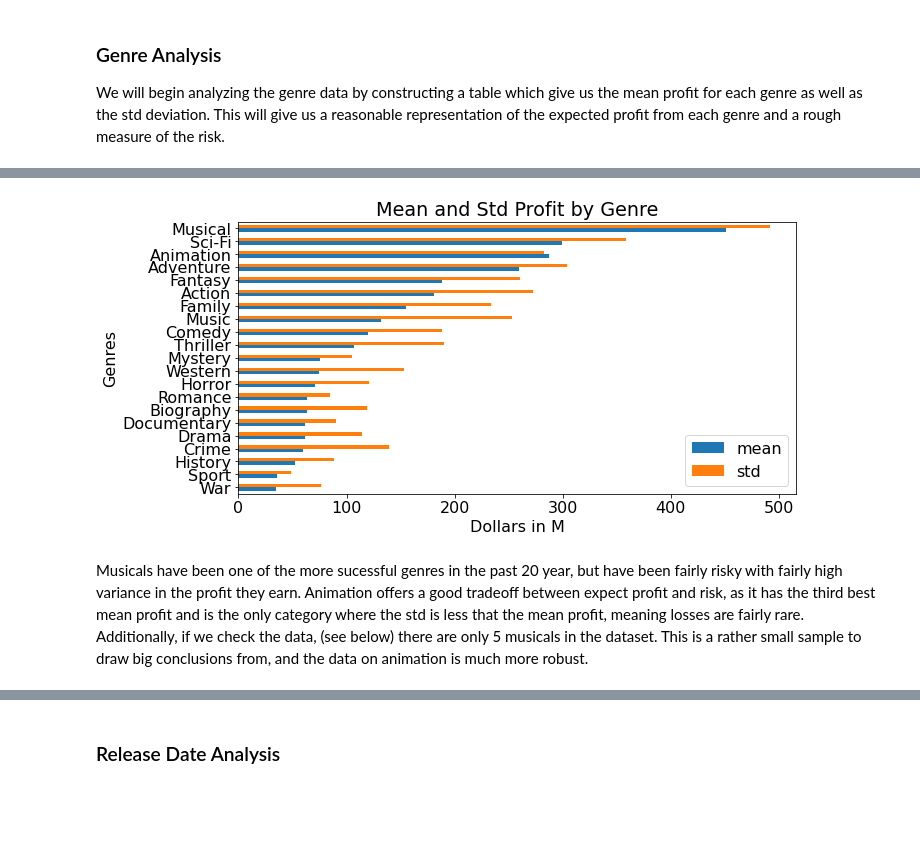
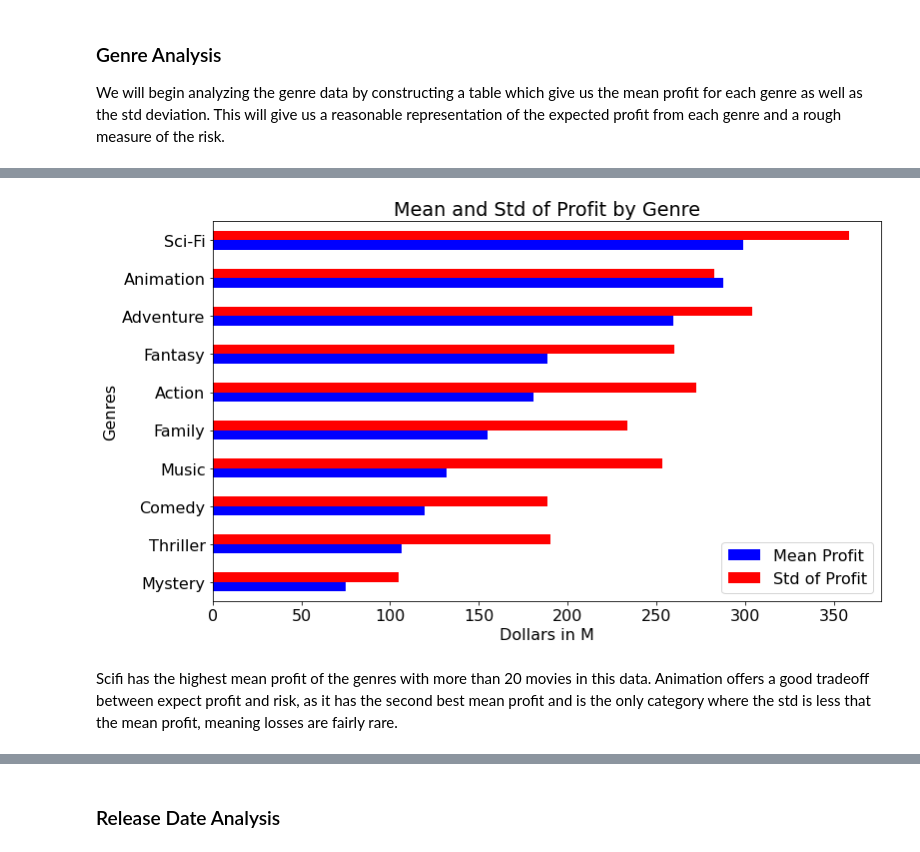
Before and after one commit to nonlocal-lia/microsoft-movie-analysis, a Jupyter notebook: dsc-phase1-project-template.ipynb, the cells around one changed output, grey strips where cells are left out. Cells and saved outputs as stored; diff of their text form; code cells hidden in the pictures; blank space fills up the shorter version.

```diff
--- a/dsc-phase1-project-template.ipynb
+++ b/dsc-phase1-project-template.ipynb
@@ -306,7 +387,7 @@ We will begin analyzing the genre data by constructing a table which give us the
 # %%
 # Constructing a list of all the genres in the database
 genre_list = []
-for entry in list(budget_genre_df['genres'].dropna()):
+for entry in list(budget_genre_df['genres']):
     genres = entry.split(',')
     for genre in genres:
         if genre not in genre_list:
@@ -325,13 +406,13 @@ def mean_genre_profit_table(df, genres):
     """
     m_s_dict = {}
     for genre in genres:
-        profit_df = genre_filter(budget_genre_df, genre)["profit"]
+        profit_df = genre_filter(df, genre)["profit"]
         data_mean = profit_df.mean()/1000000
         data_std = profit_df.std()/1000000
         m_s_dict[genre] = [data_mean, data_std]
     output_df = pd.DataFrame.from_dict(m_s_dict)
-    output_df.index = ['mean', 'std']
-    output_df = output_df.transpose().sort_values('mean')
+    output_df.index = ['Mean Profit', 'Std of Profit']
+    output_df = output_df.transpose().sort_values('Mean Profit', ascending = False)
     return output_df
 # %%
 # Constructing a table with the mean and std of the profit of the movies
@@ -346,0 +430,7 @@ genre_stats_df.head()
+# %%
+genre_count = dict.fromkeys(genre_list, 0)
+for entry in list(budget_genre_df['genres']):
+    genres = entry.split(',')
+    for genre in genres:
+        genre_count[genre] += 1
+genre_count
@@ -346,0 +455,4 @@ genre_stats_df.head()
+# %%
+small_genre = [key for key in genre_count.keys() if genre_count[key] <= 20]
+genre_stats_df.drop(small_genre, inplace=True)
+genre_stats_df.head()
@@ -347,9 +466,10 @@ genre_stats_df.head()
 # %%
 # Plotting the table
-genre_stats_df.sort_values(by = 'mean', inplace = True)
-genre_stats_plot = genre_stats_df.plot.barh()
-genre_stats_plot.set(xlabel= "Dollars in M", ylabel="Genres", title="Mean and Std Profit by Genre");
+genre_stats_df.sort_values(by = 'Mean Profit', inplace = True)
+c = ['b', 'r']
+genre_stats_plot = genre_stats_df.tail(10).plot.barh(color = c)
+genre_stats_plot.set(xlabel= "Dollars in M", ylabel="Genres", title="Mean and Std of Profit by Genre");
 # %% [output]
-[figure, old version]
+[figure, new version]
 # %% [markdown]
-Musicals have been one of the more sucessful genres in the past 20 year, but have been fairly risky with fairly high variance in the profit they earn. Animation offers a good tradeoff between expect profit and risk, as it has the third best mean profit and is the only category where the std is less that the mean profit, meaning losses are fairly rare. Additionally, if we check the data, (see below) there are only 5 musicals in the dataset. This is a rather small sample to draw big conclusions from, and the data on animation is much more robust.
+Scifi has the highest mean profit of the genres with more than 20 movies in this data. Animation offers a good tradeoff between expect profit and risk, as it has the second best mean profit and is the only category where the std is less that the mean profit, meaning losses are fairly rare.
```
Also changed, not shown: parts of 52 cells of this notebook.
